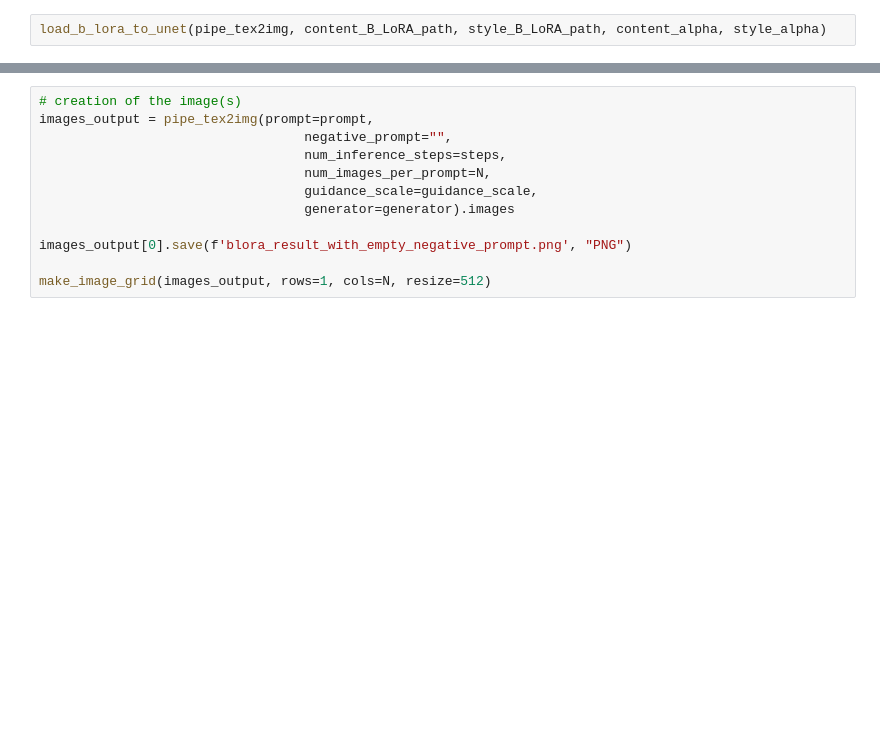
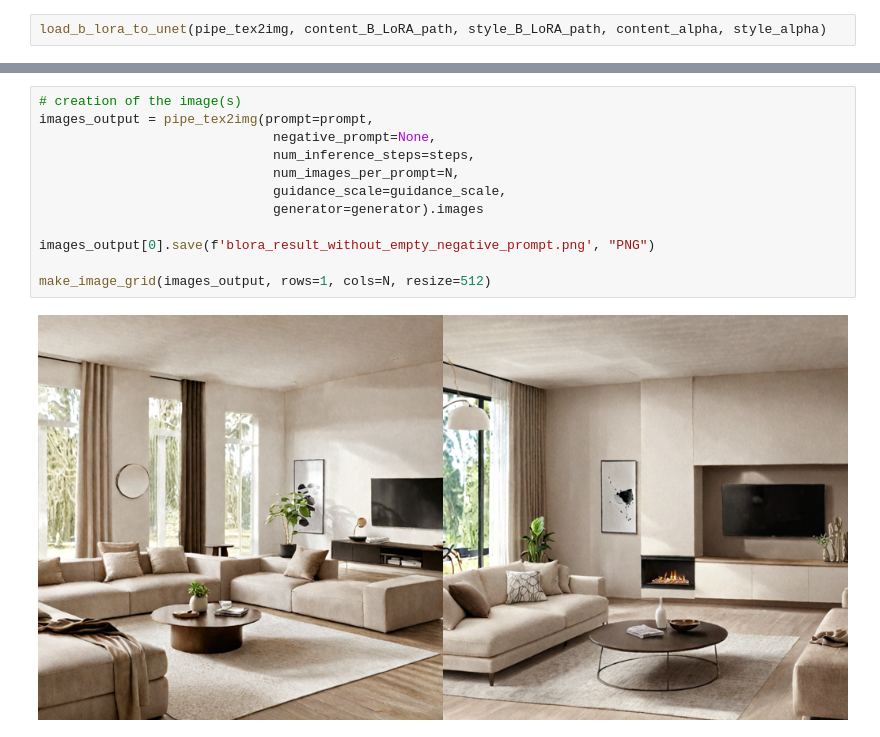
Before and after one commit to dickoah/b-lora, a Jupyter notebook: test_b_lora_simple.ipynb, the cells around one changed output, grey strips where cells are left out. Drawn from its saved outputs; the diff is of its cells as text; blank space fills up the shorter version.

```diff
--- a/test_b_lora_simple.ipynb
+++ b/test_b_lora_simple.ipynb
@@ -145,12 +150,14 @@ prompt:  The image shows a chair in a living room in style [dordogne] with a ver
 # %%
 # creation of the image(s)
 images_output = pipe_tex2img(prompt=prompt,
-                                  negative_prompt="",
-                                  num_inference_steps=steps,
-                                  num_images_per_prompt=N,
-                                  guidance_scale=guidance_scale,
-                                  generator=generator).images
+                              negative_prompt=None,
+                              num_inference_steps=steps,
+                              num_images_per_prompt=N,
+                              guidance_scale=guidance_scale,
+                              generator=generator).images
 
-images_output[0].save(f'blora_result_with_empty_negative_prompt.png', "PNG")
+images_output[0].save(f'blora_result_without_empty_negative_prompt.png', "PNG")
 
 make_image_grid(images_output, rows=1, cols=N, resize=512)
+# %% [output]
+[figure, added]
```
Also changed, not shown: parts of 7 cells of this notebook, 3 other files.
